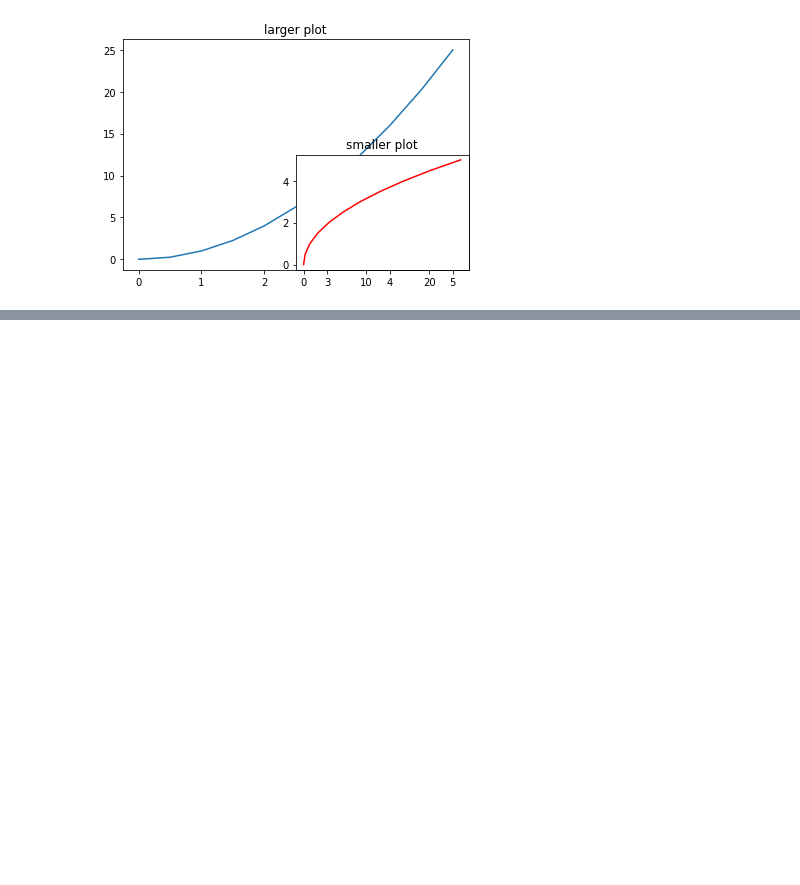
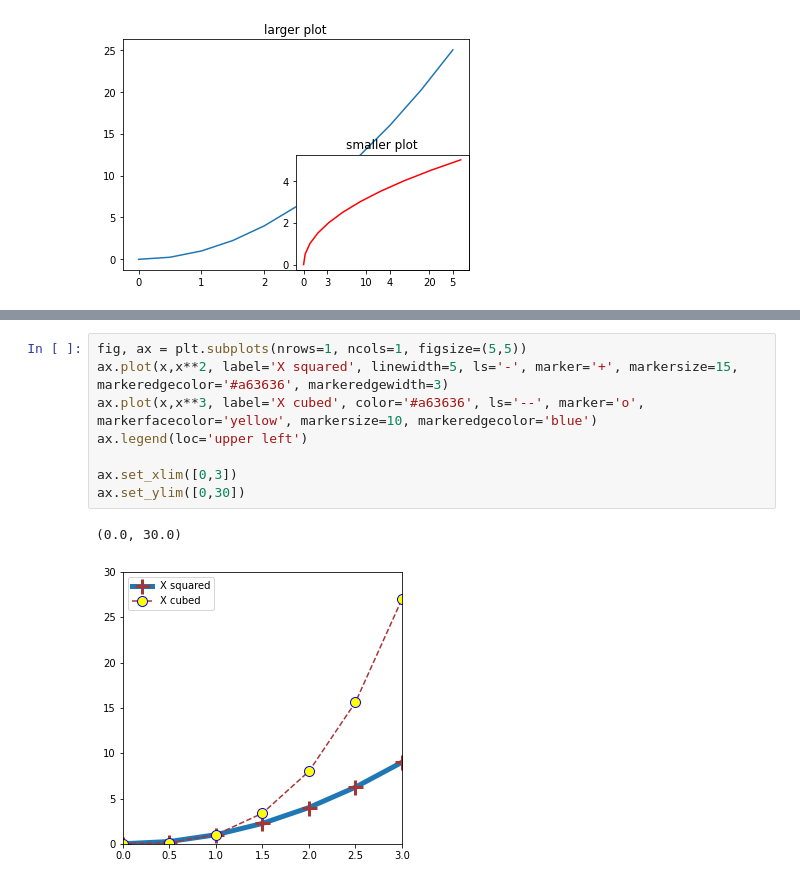
Before and after one commit to adutta96oct/solitary_lights, a Jupyter notebook: matplotlib_exercises.ipynb, the cells around one changed output, grey strips where cells are left out. Saved outputs shown, nothing was run; the diff lists cells and outputs as text; blank space fills up the shorter version.

```diff
--- a/matplotlib_exercises.ipynb
+++ b/matplotlib_exercises.ipynb
@@ -58,0 +63,11 @@ ax.plot(x,y)
+# %%
+fig, ax = plt.subplots(nrows=1, ncols=1, figsize=(5,5))
+ax.plot(x,x**2, label='X squared', linewidth=5, ls='-', marker='+', markersize=15, markeredgecolor='#a63636', markeredgewidth=3)
+ax.plot(x,x**3, label='X cubed', color='#a63636', ls='--', marker='o', markerfacecolor='yellow', markersize=10, markeredgecolor='blue')
+ax.legend(loc='upper left')
+
+ax.set_xlim([0,3])
+ax.set_ylim([0,30])
+# %% [output]
+(0.0, 30.0)
+[figure, added]
```
Also changed, not shown: parts of 2 cells of this notebook.
